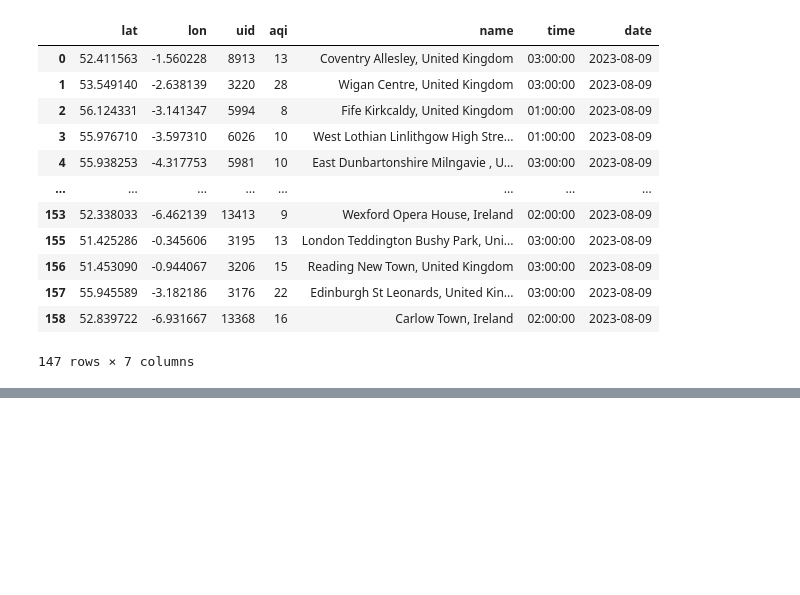
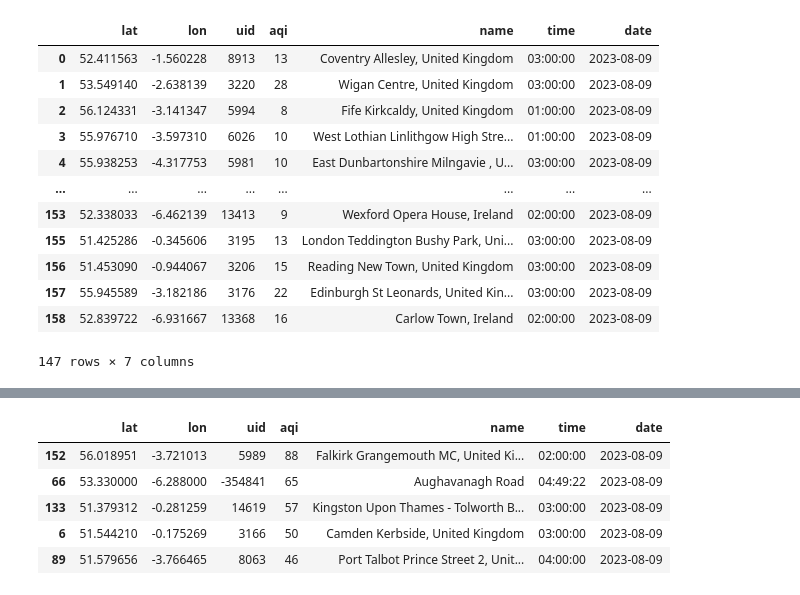
Before and after one commit to ashejaz/air-pollution-project, a Jupyter notebook: data_cleansing.ipynb, the cells around one changed output, grey strips where cells are left out. Saved outputs shown, nothing was run; the diff lists cells and outputs as text; code cells hidden in the pictures; blank space fills up the shorter version.

```diff
--- a/data_cleansing.ipynb
+++ b/data_cleansing.ipynb
@@ -163,0 +174,11 @@ with open('data/air_pollution_data.json', 'w') as json_file:
+# %%
+# stations with highest aqi (most polluted)
+most_polluted = df.sort_values(by='aqi', ascending = False)
+most_polluted.head()
+# %% [output]
+|  | lat | lon | uid | aqi | name | time | date |
+| 152 | 56.018951 | -3.721013 | 5989 | 88 | Falkirk Grangemouth MC, United Ki... | 02:00:00 | 2023-08-09 |
+| 66 | 53.330000 | -6.288000 | -354841 | 65 | Aughavanagh Road | 04:49:22 | 2023-08-09 |
+| 133 | 51.379312 | -0.281259 | 14619 | 57 | Kingston Upon Thames - Tolworth B... | 03:00:00 | 2023-08-09 |
+| 6 | 51.544210 | -0.175269 | 3166 | 50 | Camden Kerbside, United Kingdom | 03:00:00 | 2023-08-09 |
+| 89 | 51.579656 | -3.766465 | 8063 | 46 | Port Talbot Prince Street 2, Unit... | 04:00:00 | 2023-08-09 |
```
Also changed, not shown: parts of 15 cells of this notebook.
